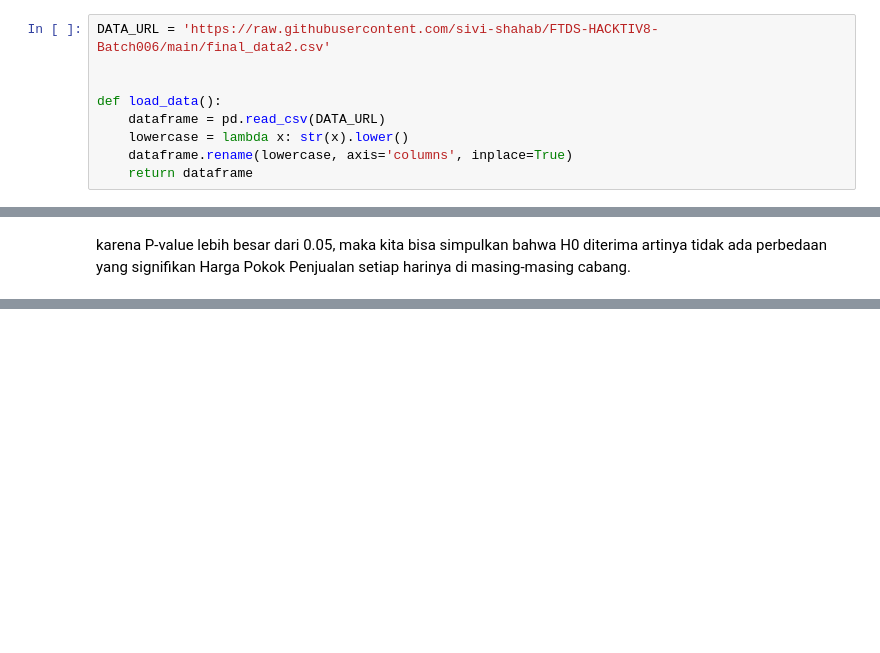
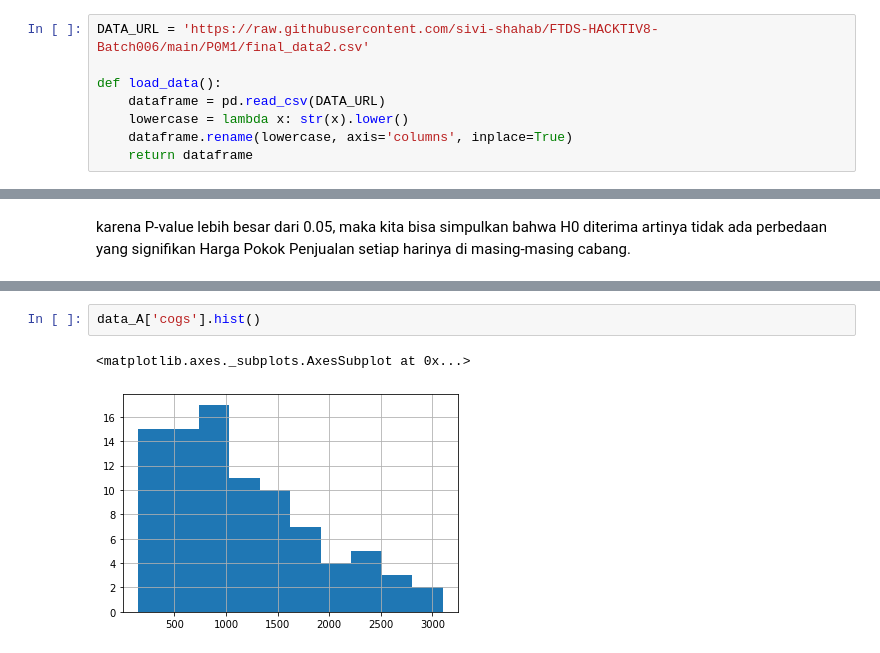
Before and after one commit to sivi-shahab/FTDS-HACKTIV8-Batch006, a Jupyter notebook: P0M1/h8dsft_Milestone1.ipynb, the cells around one changed output, grey strips where cells are left out. Drawn from its saved outputs; the diff is of its cells as text; blank space fills up the shorter version.

```diff
--- a/P0M1/h8dsft_Milestone1.ipynb
+++ b/P0M1/h8dsft_Milestone1.ipynb
@@ -210,8 +210,7 @@ df.to_csv(r'./final_data2.csv')
 # %% [markdown]
 Untuk file.csv yang sudah berhasil didownload, saya upload di github
 # %%
-DATA_URL = 'https://raw.githubusercontent.com/sivi-shahab/FTDS-HACKTIV8-Batch006/main/final_data2.csv'
-
+DATA_URL = 'https://raw.githubusercontent.com/sivi-shahab/FTDS-HACKTIV8-Batch006/main/P0M1/final_data2.csv'
 
 def load_data():
     dataframe = pd.read_csv(DATA_URL)
@@ -432,0 +477,5 @@ Harga Pokok Penjualan setiap harinya di masing-masing cabang.
+# %%
+data_A['cogs'].hist()
+# %% [output]
+<matplotlib.axes._subplots.AxesSubplot at 0x...>
+[figure, added]
```
Also changed, not shown: parts of 28 cells of this notebook.
